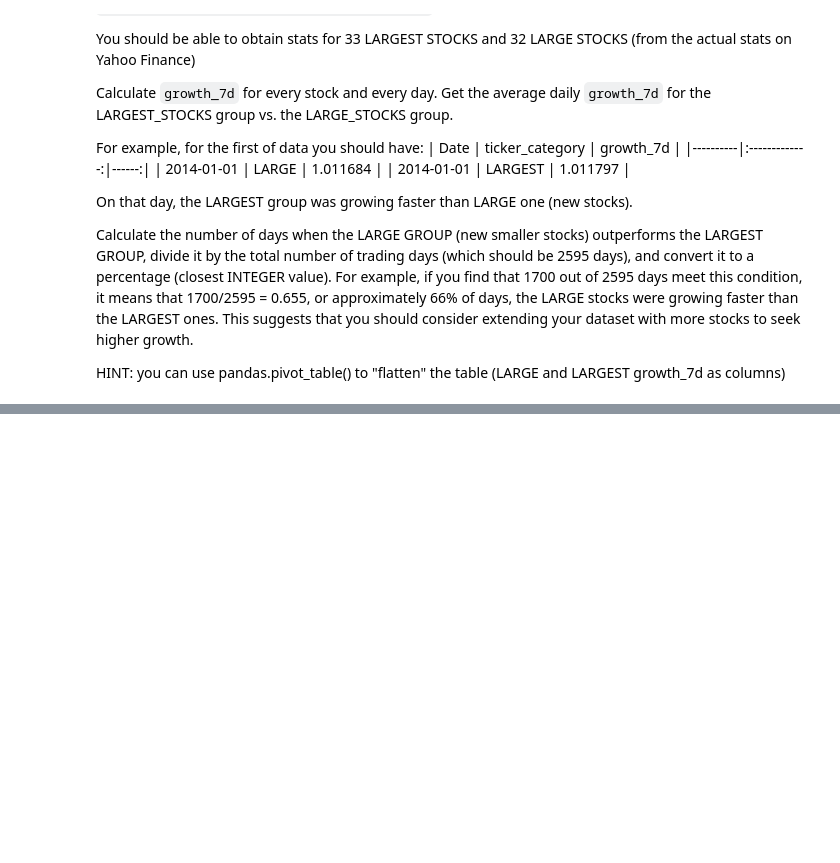
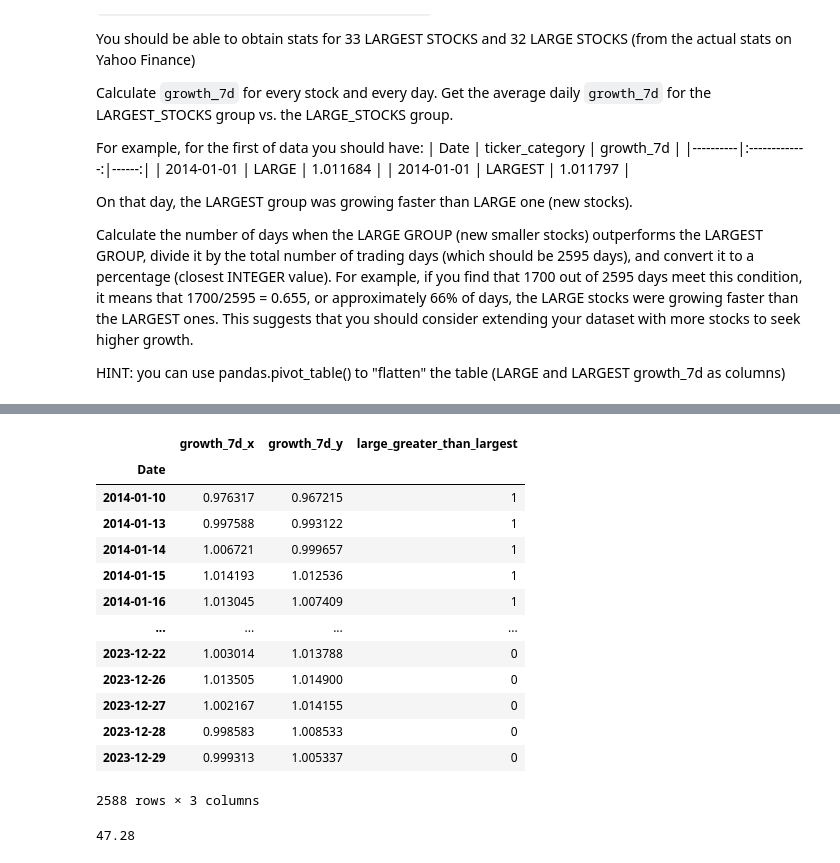
Before and after one commit to kiramishima/stock-markets-analytics-zcamp, a Jupyter notebook: Week_2/Homework/Homework.ipynb, the cells around one changed output, grey strips where cells are left out. Saved outputs shown, nothing was run; the diff lists cells and outputs as text; code cells hidden in the pictures; blank space fills up the shorter version.

```diff
--- a/Week_2/Homework/Homework.ipynb
+++ b/Week_2/Homework/Homework.ipynb
@@ -466,0 +583,3 @@ HINT: you can use pandas.pivot_table() to "flatten" the table (LARGE and LARGEST
+# %%
+df_large_pivot = pd.pivot_table(df_large, values='growth_7d', index='Date', aggfunc = np.mean)
+df_large_pivot
@@ -466,0 +601,3 @@ HINT: you can use pandas.pivot_table() to "flatten" the table (LARGE and LARGEST
+# %%
+df_largest_pivot = pd.pivot_table(df_largest, values='growth_7d', index='Date', aggfunc = np.mean)
+df_largest_pivot
@@ -466,0 +619,4 @@ HINT: you can use pandas.pivot_table() to "flatten" the table (LARGE and LARGEST
+# %%
+
+df_all_pivot = pd.merge(df_large_pivot, df_largest_pivot, how='left', left_index=True, right_index=True)
+df_all_pivot
@@ -466,0 +638,23 @@ HINT: you can use pandas.pivot_table() to "flatten" the table (LARGE and LARGEST
+# %%
+df_all_pivot['large_greater_than_largest'] = (df_all_pivot['growth_7d_x'] > df_all_pivot['growth_7d_y']).astype(int)
+# %%
+df_all_pivot
+# %% [output]
+|  | growth_7d_x | growth_7d_y | large_greater_than_largest |
+| Date |  |  |  |
+| 2014-01-10 | 0.976317 | 0.967215 | 1 |
+| 2014-01-13 | 0.997588 | 0.993122 | 1 |
+| 2014-01-14 | 1.006721 | 0.999657 | 1 |
+| 2014-01-15 | 1.014193 | 1.012536 | 1 |
+| 2014-01-16 | 1.013045 | 1.007409 | 1 |
+| ... | ... | ... | ... |
+| 2023-12-22 | 1.003014 | 1.013788 | 0 |
+| 2023-12-26 | 1.013505 | 1.014900 | 0 |
+| 2023-12-27 | 1.002167 | 1.014155 | 0 |
+| 2023-12-28 | 0.998583 | 1.008533 | 0 |
+| 2023-12-29 | 0.999313 | 1.005337 | 0 |
+2588 rows × 3 columns
+# %%
+round(df_all_pivot['large_greater_than_largest'].sum()/2595*100, 2)
+# %% [output]
+47.28
```
Also changed, not shown: parts of 17 cells of this notebook.
